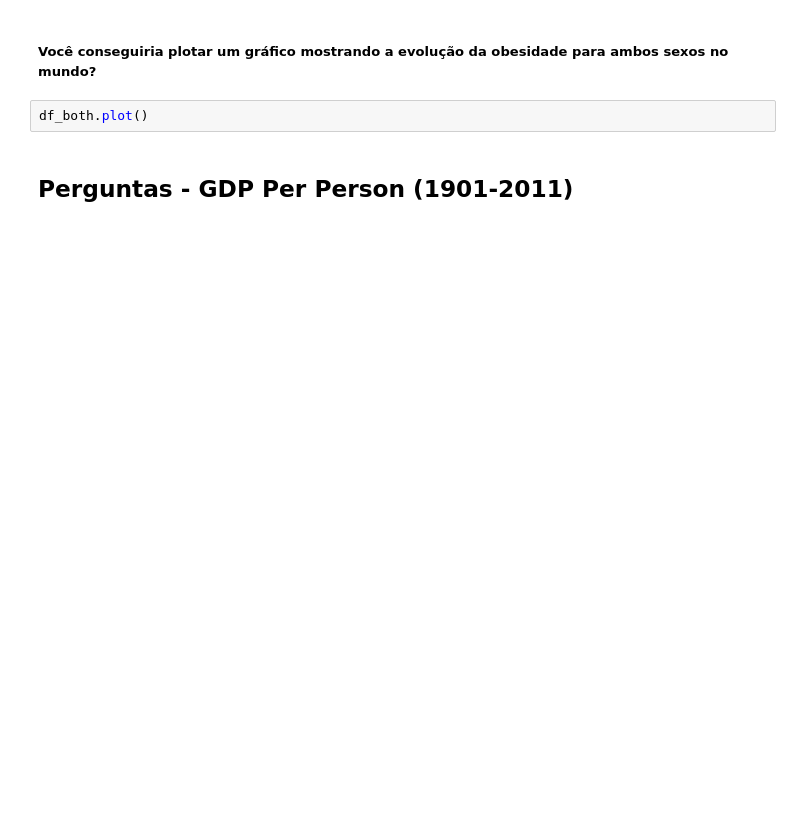
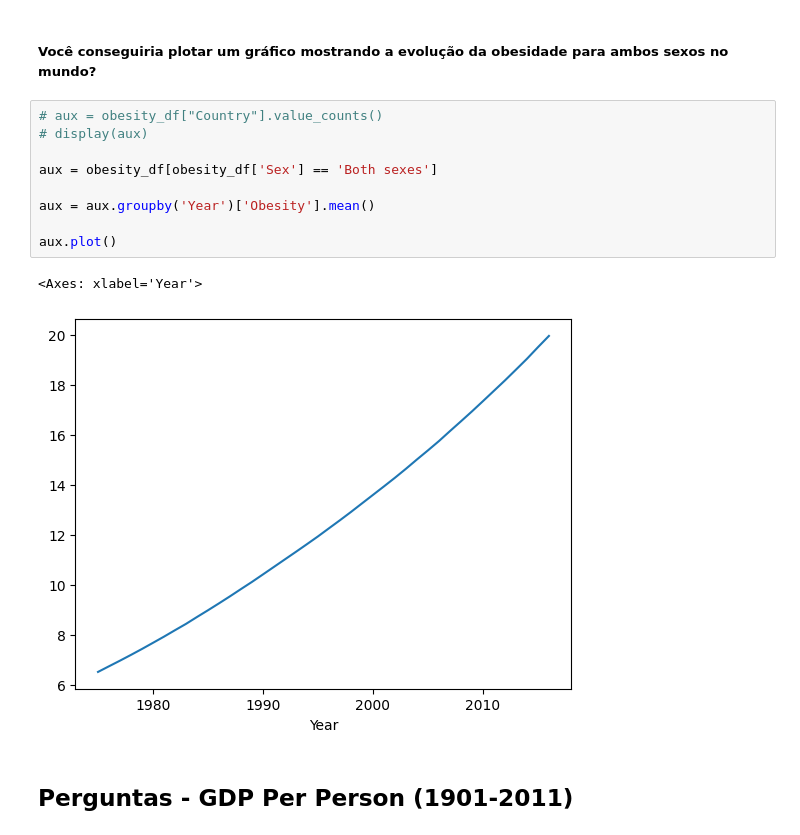
Before and after one commit to BLuiz/a-iiot_dash-course, a Jupyter notebook: Asimov/02_Analisando Dados com Pandas & SQL/Exe/05_Análise de dados de obesidade/analise_obesidade_&_pib_per_capita.ipynb, the cells around one changed output. Drawn from its saved outputs; the diff is of its cells as text; blank space fills up the shorter version.

```diff
--- a/Asimov/02_Analisando Dados com Pandas & SQL/Exe/05_Análise de dados de obesidade/analise_obesidade_&_pib_per_capita.ipynb
+++ b/Asimov/02_Analisando Dados com Pandas & SQL/Exe/05_Análise de dados de obesidade/analise_obesidade_&_pib_per_capita.ipynb
@@ -152,7 +166,17 @@ False
 # %% [markdown]
 ##### Você conseguiria plotar um gráfico mostrando a evolução da obesidade para ambos sexos no mundo?
 # %%
-df_both.plot()
+# aux = obesity_df["Country"].value_counts()
+# display(aux)
+
+aux = obesity_df[obesity_df['Sex'] == 'Both sexes']
+
+aux = aux.groupby('Year')['Obesity'].mean()
+
+aux.plot()
+# %% [output]
+<Axes: xlabel='Year'>
+[figure, added]
 # %% [markdown]
 ## Perguntas - GDP Per Person (1901-2011)
 # %%
```
Also changed, not shown: parts of 16 cells of this notebook, 2 other files.
